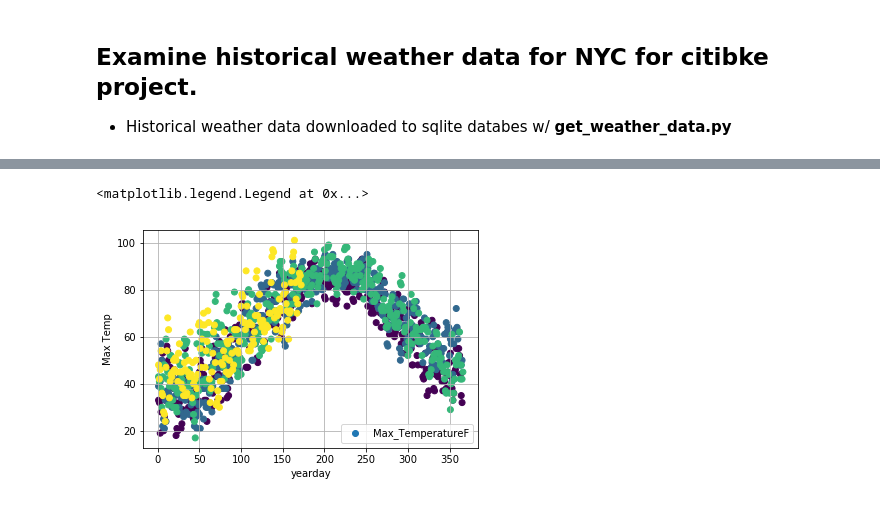
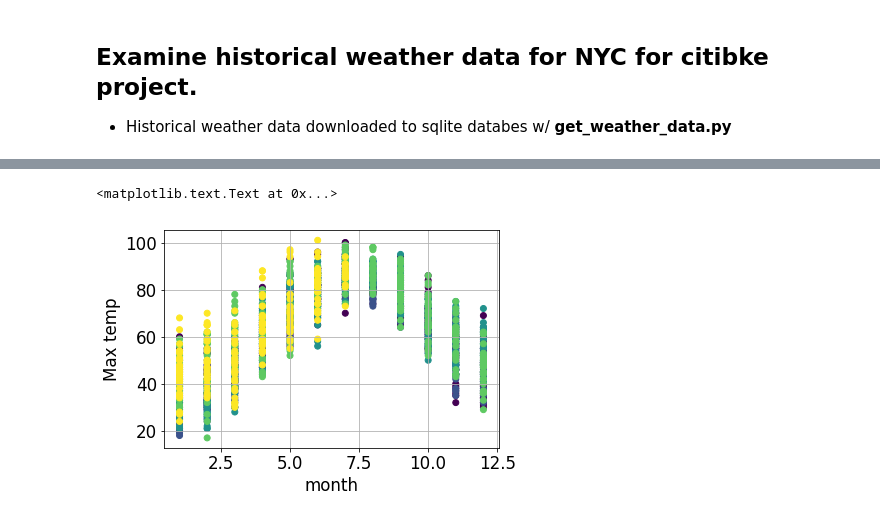
Before and after one commit to andypicke/Springboard_DataScience, a Jupyter notebook: Capstone_1/Examine_weather_data_nyc.ipynb, the cells around one changed output, grey strips where cells are left out. Drawn from its saved outputs; the diff is of its cells as text; code cells hidden in the pictures.

```diff
--- a/Capstone_1/Examine_weather_data_nyc.ipynb
+++ b/Capstone_1/Examine_weather_data_nyc.ipynb
@@ -6,7 +6,15 @@ import sqlite3
 import pandas as pd
 import matplotlib.pyplot as plt
 % matplotlib inline
+plt.rcParams['font.size'] = 14
+plt.rcParams['axes.labelsize'] = 'large'
+plt.rcParams['xtick.labelsize'] = 'large'
+plt.rcParams['ytick.labelsize'] = 'large'
+plt.rcParams['lines.linewidth'] = 3
 # %%
 con = sqlite3.connect("data/nyc_weather.db3")
 # %%
 df = pd.read_sql_query("SELECT * FROM temps",con)
+# %%
+df.precip_In[df.precip_In=='T'] = 0
+df.precip_In = df.precip_In.astype('float64')
@@ -21,9 +46,9 @@ plt.ylabel('Max temp')
 # %%
-plt.scatter( df.yday, df.Max_TemperatureF,c=df.year)
+plt.figure(figsize=(12,8))
+plt.scatter(df.month,df.max_temp,c=df.year)
 plt.grid()
-plt.xlabel('yearday')
-plt.ylabel('Max Temp')
-plt.legend()
+plt.xlabel('month')
+plt.ylabel('Max temp')
 # %% [output]
-<matplotlib.legend.Legend at 0x...>
+<matplotlib.text.Text at 0x...>
-[figure, old version]
+[figure, new version]
```
Also changed, not shown: parts of 10 cells of this notebook.
